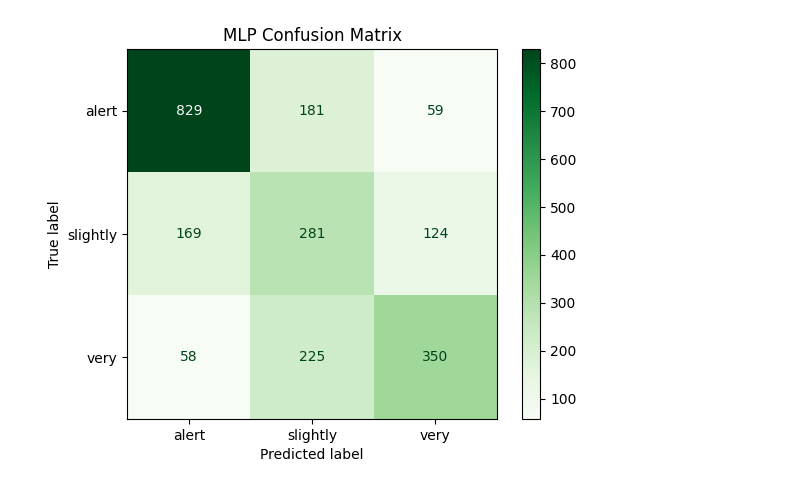
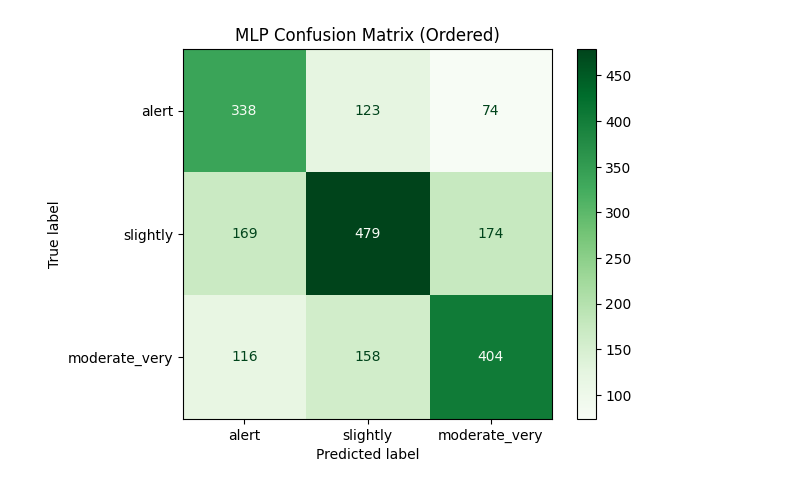
Before and after one commit to aaryan-nagpal1/Thesis, a Jupyter notebook: S1_S2_Classification.ipynb, the cells around one changed output. Drawn from its saved outputs; the diff is of its cells as text; code cells hidden in the pictures.

Commit message:
new models added

```diff
--- a/S1_S2_Classification.ipynb
+++ b/S1_S2_Classification.ipynb
@@ -232,11 +373,12 @@ from imblearn.over_sampling import ADASYN
 #     'very': 'very', 'moderately': 'very'
 # }
 
+# label_map = {
+#     'Not Drowsy': 'alert', 'Slight': 'slightly', 'Moderate': 'moderate_very', 'Very': 'moderate_very'
+# }
+
 label_map = {
-    'alert': 'alert', 'Not drowsy': 'alert', 'Not Drowsy': 'alert',
-    'Slightly drowsy': 'very', 'Slightly Drowsy': 'very', 'slightly': 'very',
-    'Moderately drowsy': 'very', 'Moderately Drowsy': 'very', 'Very drowsy': 'very',
-    'very': 'very', 'moderately': 'very'
+    'Not Drowsy': 'alert', 'Slight': 'slightly', 'Moderate': 'moderate_very', 'Very': 'moderate_very'
 }
 
 # Feature list
@@ -256,4 +398,9 @@ features = [
     'pose_Rz_std', 'gaze_angle_x_std', 'gaze_angle_y_std', 'swAngle_std', 'laneDevPosition_std',
     'laneDev_OffsetfrmLaneCentre_std', 'speed_std'
 ]
+
+# features = [
+#     'pose_Tx_mean', 'pose_Ty_mean', 'pose_Tz_mean', 'pose_Rx_mean', 'pose_Ry_mean', 'pose_Rz_mean',
+#     'pose_Tx_std', 'pose_Ty_std', 'pose_Tz_std', 'pose_Rx_std', 'pose_Ry_std', 'pose_Rz_std'
+# ]
 # %%
@@ -350,10 +812,20 @@ weighted avg       0.79      0.79      0.79      2276
 # %%
+from sklearn.neural_network import MLPClassifier
 from sklearn.model_selection import train_test_split
+from sklearn.metrics import (
+    classification_report,
+    ConfusionMatrixDisplay,
+    f1_score,
+    roc_auc_score
+)
+import matplotlib.pyplot as plt
 
-# Create validation split from training set
-X_tr, X_val, y_tr, y_val = train_test_split(X_train_sm, y_train_sm, test_size=0.2, random_state=42, stratify=y_train_sm)
+# --- Create validation split from SMOTE-balanced train set ---
+X_tr, X_val, y_tr, y_val = train_test_split(
+    X_train_sm, y_train_sm, test_size=0.2, random_state=42, stratify=y_train_sm
+)
 
-# MLP with early stopping and verbose to track loss
+# --- Define MLP model ---
 mlp = MLPClassifier(
     hidden_layer_sizes=(64, 32),
     max_iter=100,
@@ -364,26 +836,58 @@ mlp = MLPClassifier(
     n_iter_no_change=10
 )
 
-# Fit model
+# --- Fit ---
 mlp.fit(X_tr, y_tr)
 
-# Predict
+# --- Predict on test ---
 y_pred_mlp = mlp.predict(X_test)
+y_proba_mlp = mlp.predict_proba(X_test)[:, 1]  # ✅ prob of positive class
 
-# Classification report
+# --- Custom label order ---
+custom_order = ['alert', 'slightly', 'moderate_very']  # Adjust based on your actual labels
+custom_label_indices = [list(le.classes_).index(lbl) for lbl in custom_order]
+
+# --- Classification report ---
 print("MLP:\n")
-print(classification_report(y_test_enc, y_pred_mlp, target_names=le.classes_))
+print(classification_report(
+    y_test_enc,
+    y_pred_mlp,
+    labels=custom_label_indices,
+    target_names=custom_order
+))
 
-# Confusion matrix
-ConfusionMatrixDisplay.from_predictions(y_test_enc, y_pred_mlp, display_labels=le.classes_, cmap='Greens')
-plt.title("MLP Confusion Matrix")
+# --- Balanced F1 Score ---
+f1_macro = f1_score(y_test_enc, y_pred_mlp, average='macro')
+f1_weighted = f1_score(y_test_enc, y_pred_mlp, average='weighted')
+print(f"Balanced F1 Score (macro): {f1_macro:.4f}")
+print(f"Balanced F1 Score (weighted): {f1_weighted:.4f}")
+
+# --- ROC AUC ---
+unique_labels = np.unique(y_test_enc)
+
+if len(unique_labels) == 2:
+    # Binary classification → use 1D positive-class probabilities
+    auc_score = roc_auc_score(y_test_enc, y_proba_mlp)
+else:
+    # Multi-class (fallback) → use macro OVR strategy
+    auc_score = roc_auc_score(y_test_enc, mlp.predict_proba(X_test),
+                              multi_class='ovr', average='macro')
+
+print(f"ROC AUC: {auc_score:.4f}")
+
+# --- Confusion matrix ---
+ConfusionMatrixDisplay.from_predictions(
+    y_test_enc,
+    y_pred_mlp,
+    labels=custom_label_indices,
+    display_labels=custom_order,
+    cmap='Greens'
+)
+plt.title("MLP Confusion Matrix (Ordered)")
 plt.show()
 
-# Loss Curve
-plt.figure(figsize=(12, 5))
-
-# Loss
-plt.subplot(1, 2, 1)
+# --- Loss curve ---
+plt.figure(figsize=(8, 4))
 plt.plot(mlp.loss_curve_, label='Training Loss')
 plt.title("MLP Loss Curve")
 plt.xlabel("Epochs")
@@ -413 +917 @@ weighted avg       0.65      0.64      0.65      2276
-[figure, old version]
+[figure, new version]
```
Also changed, not shown: parts of 12 cells of this notebook, 3 other files.
